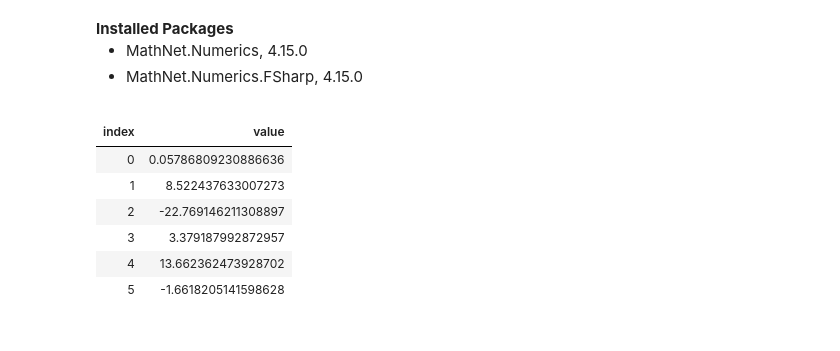
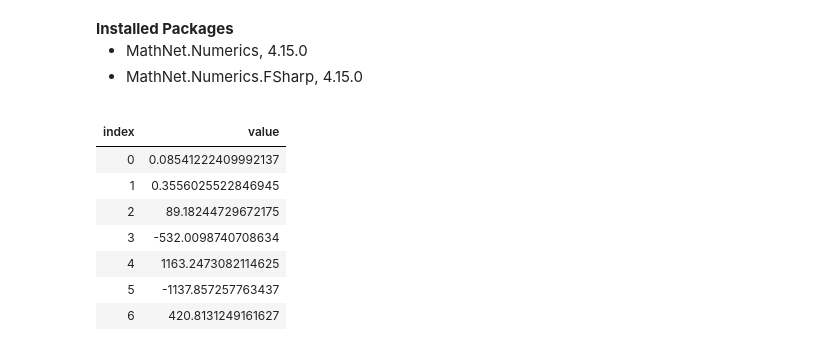
Before and after one commit to BearOffice/Regression-Analysis, a Jupyter notebook: regression analysis.ipynb, the cells around one changed output. Cells and saved outputs as stored; diff of their text form; code cells hidden in the pictures.

```diff
--- a/regression analysis.ipynb
+++ b/regression analysis.ipynb
@@ -72,16 +60,17 @@ let dataSets =
             [0.800000; -0.961003];
             [0.900000; -0.248203]]
 # %%
-let coef = regressionCurveCoef 5 dataSets
+let coef = regressionCurveCoef 6 dataSets
 coef
 # %% [output]
 | index | value |
-| 0 | 0.05786809230886636 |
-| 1 | 8.522437633007273 |
-| 2 | -22.769146211308897 |
-| 3 | 3.379187992872957 |
-| 4 | 13.662362473928702 |
-| 5 | -1.6618205141598628 |
+| 0 | 0.08541222409992137 |
+| 1 | 0.3556025522846945 |
+| 2 | 89.18244729672175 |
+| 3 | -532.0098740708634 |
+| 4 | 1163.2473082114625 |
+| 5 | -1137.857257763437 |
+| 6 | 420.8131249161627 |
 # %%
 let regressionCurveWithCoef = regressionCurve coef
 # %%
```
Also changed, not shown: parts of 3 cells of this notebook.
